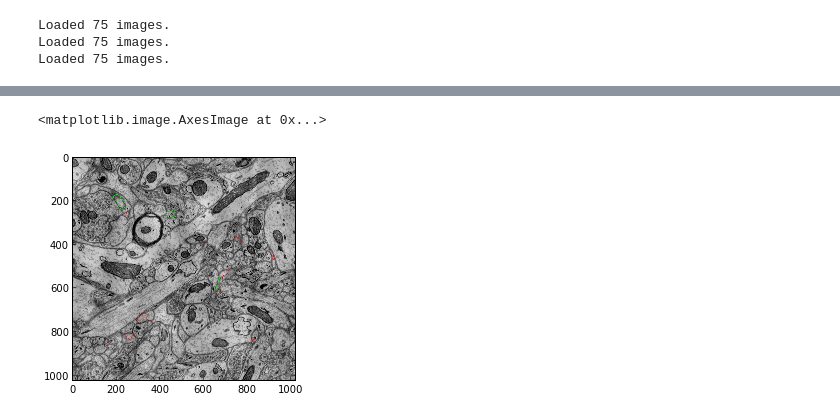
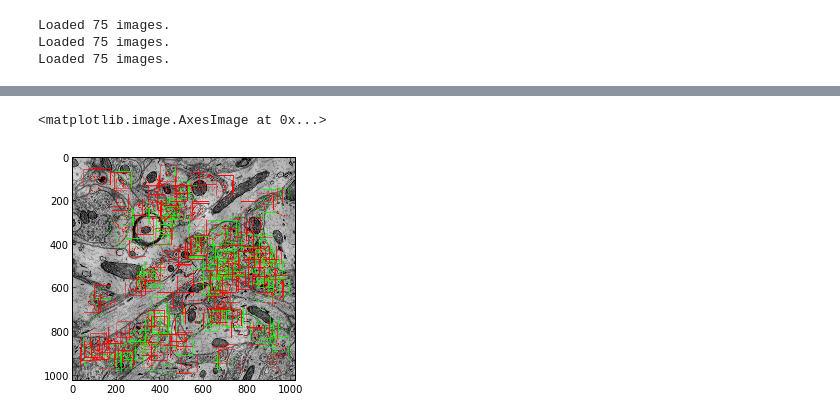
Before and after one commit to VCG/em-quality-metric, a Jupyter notebook: Code/visualize.ipynb, the cells around one changed output, grey strips where cells are left out. Cells and saved outputs as stored; diff of their text form; code cells hidden in the pictures.

```diff
--- a/Code/visualize.ipynb
+++ b/Code/visualize.ipynb
@@ -230,7 +271,6 @@ def draw(image, patches):
-# %%
-imshow(draw(images[70], patches), cmap='gray')
-# %% [output]
-<matplotlib.image.AxesImage at 0x...>
-[figure, removed]
 # %%
-mh.imsave('/Volumes/DATA1/test.tif', draw(images[70], patches))
+mh.imsave('/Volumes/DATA1/test_ground_truth_'+str(PATCH_COUNT)+'.tif', draw_orig_patches(images[SLICE]))
+imshow(draw_orig_patches(images[SLICE]))
+# %% [output]
+<matplotlib.image.AxesImage at 0x...>
+[figure, added]
```
Also changed, not shown: parts of 12 cells of this notebook, 1 other file.
